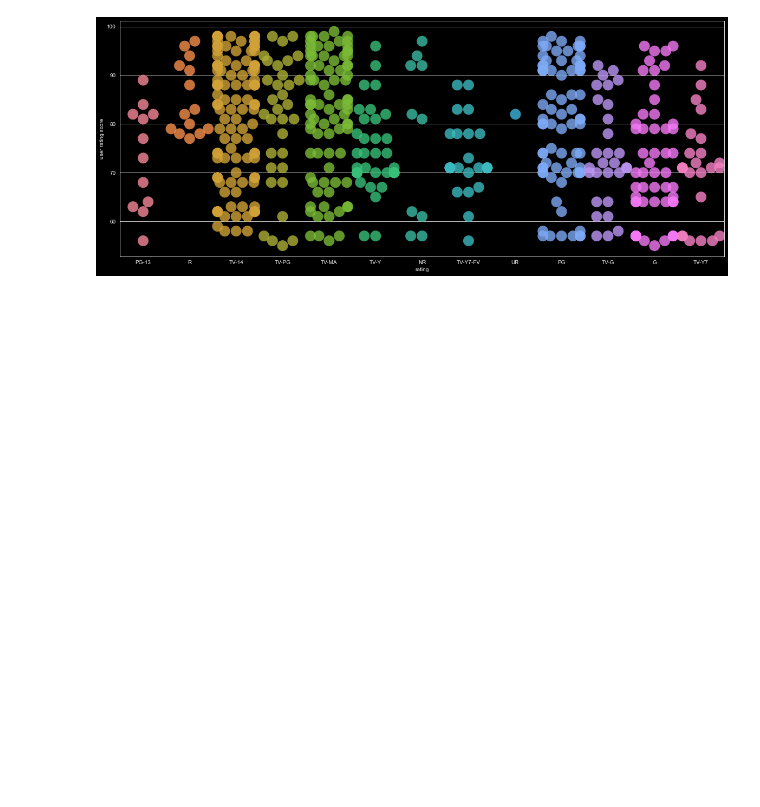
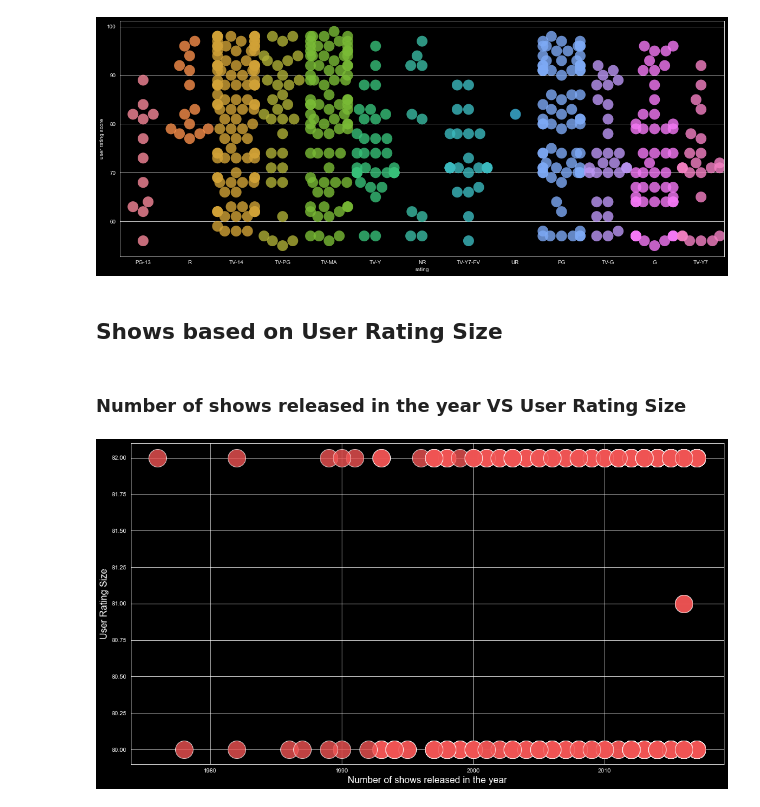
Before and after one commit to vinnovateit/VIIT_Team_MNIST, a Jupyter notebook: arhit/main_eda.ipynb, the cells around one changed output. Saved outputs shown, nothing was run; the diff lists cells and outputs as text; code cells hidden in the pictures; blank space fills up the shorter version.

```diff
--- a/arhit/main_eda.ipynb
+++ b/arhit/main_eda.ipynb
@@ -292,3 +292,17 @@ sns.swarmplot(x = 'rating',
 plt.show()
 # %% [output]
 [figure]
+# %% [markdown]
+## Shows based on User Rating Size
+# %% [markdown]
+### Number of shows released in the year VS User Rating Size
+# %%
+plt.figure(figsize=(18, 10))
+X = pd.DataFrame(df, columns=['release year'])
+y = pd.DataFrame(df, columns=['user rating size'])
+plt.xlabel('Number of shows released in the year',fontsize=16)
+plt.ylabel('User Rating Size',fontsize=16)
+plt.scatter(X, y, s=900, alpha = 0.8,ec='white',color='#f05454')
+plt.show()
+# %% [output]
+[figure, added]
```
Also changed, not shown: parts of 1 cell of this notebook.
